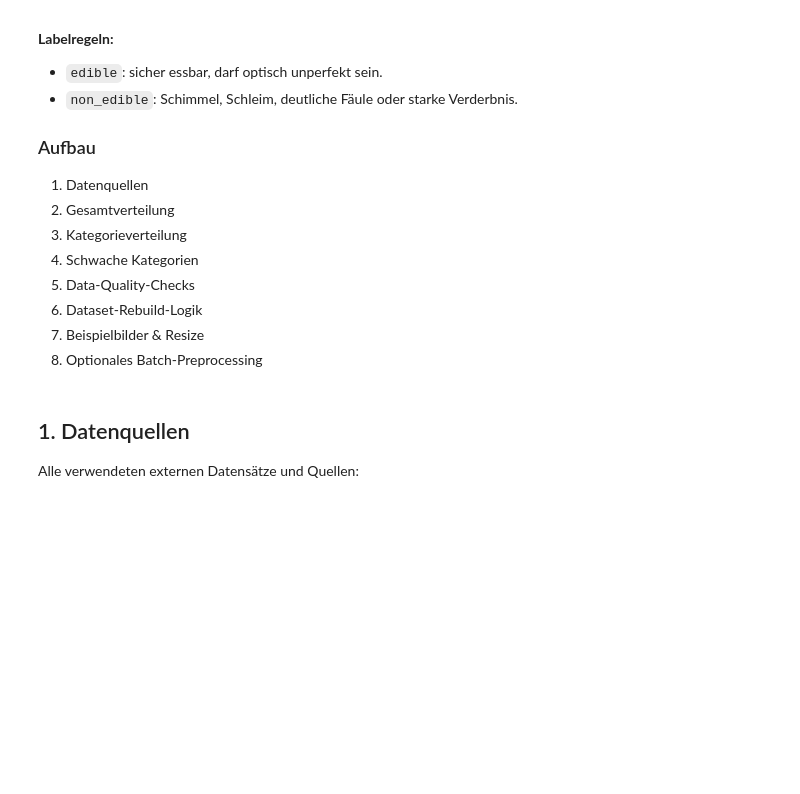
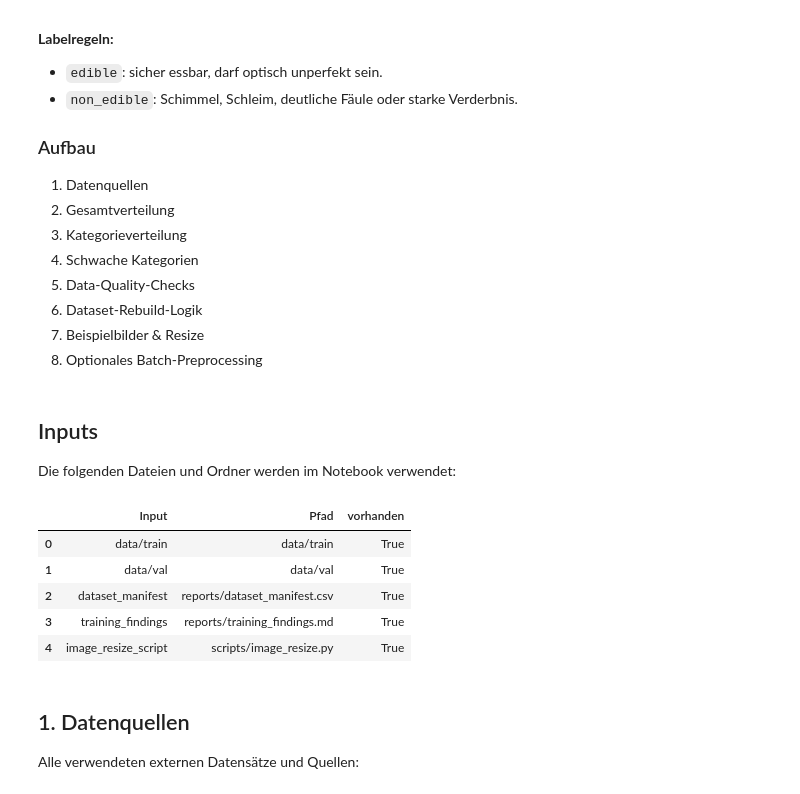
Before and after one commit to Timbakimbo/Food_Freshness_Categorizer, a Jupyter notebook: notebooks/01_data_exploration_and_preprocessing.ipynb, the cells around one changed output. Cells and saved outputs as stored; diff of their text form; code cells hidden in the pictures; blank space fills up the shorter version.

```diff
--- a/notebooks/01_data_exploration_and_preprocessing.ipynb
+++ b/notebooks/01_data_exploration_and_preprocessing.ipynb
@@ -52,6 +55,25 @@ CATEGORIES = ["banane", "erdbeere", "gurke", "orange", "paprika", "zitrone"]
 
 plt.style.use("default")
 pd.set_option("display.max_colwidth", 120)
+# %% [markdown]
+## Inputs
+
+Die folgenden Dateien und Ordner werden im Notebook verwendet:
+# %%
+pd.DataFrame([
+    {"Input": "data/train", "Pfad": str(TRAIN_DIR.relative_to(PROJECT_ROOT)), "vorhanden": TRAIN_DIR.exists()},
+    {"Input": "data/val", "Pfad": str(VAL_DIR.relative_to(PROJECT_ROOT)), "vorhanden": VAL_DIR.exists()},
+    {"Input": "dataset_manifest", "Pfad": "reports/dataset_manifest.csv", "vorhanden": (REPORTS_DIR / "dataset_manifest.csv").exists()},
+    {"Input": "training_findings", "Pfad": "reports/training_findings.md", "vorhanden": (REPORTS_DIR / "training_findings.md").exists()},
+    {"Input": "image_resize_script", "Pfad": "scripts/image_resize.py", "vorhanden": IMAGE_RESIZE_SCRIPT.exists()},
+])
+# %% [output]
+|  | Input | Pfad | vorhanden |
+| 0 | data/train | data/train | True |
+| 1 | data/val | data/val | True |
+| 2 | dataset_manifest | reports/dataset_manifest.csv | True |
+| 3 | training_findings | reports/training_findings.md | True |
+| 4 | image_resize_script | scripts/image_resize.py | True |
 # %% [markdown]
 ## 1. Datenquellen
 
```
Also changed, not shown: parts of 22 cells of this notebook, 1 other file.
